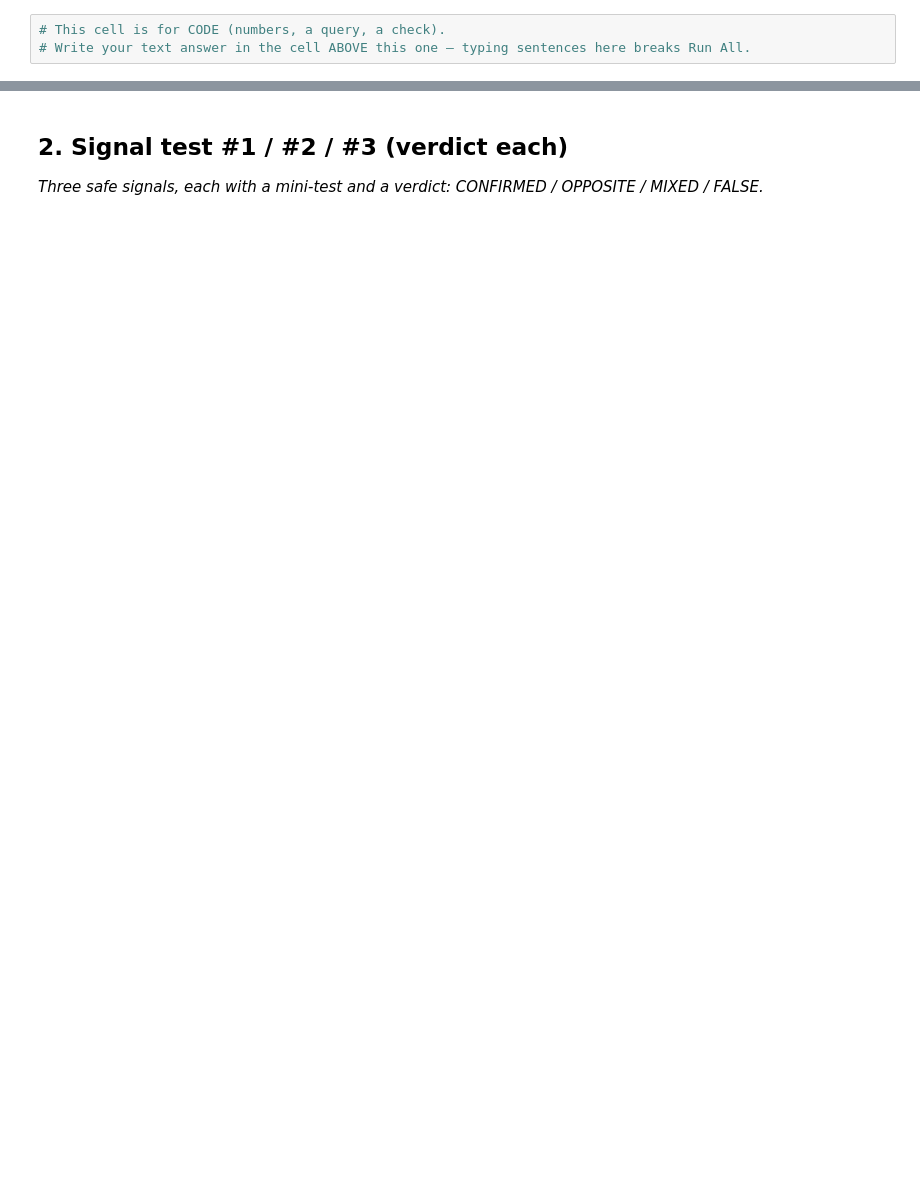
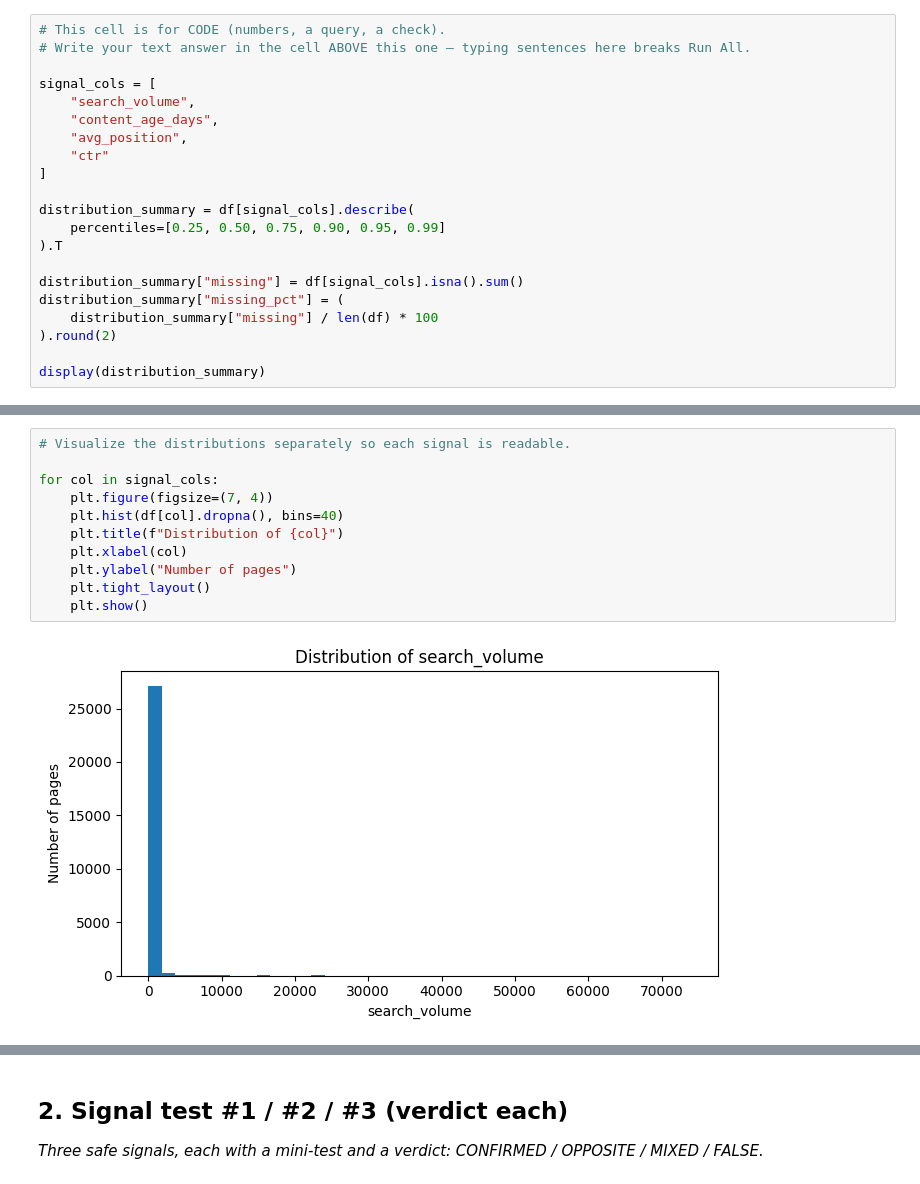
Before and after one commit to HashamHassan-01/flyrank-ml-internship-hasham, a Jupyter notebook: work/notebooks/w04_signal_audit.ipynb, the cells around one changed output, grey strips where cells are left out. Drawn from its saved outputs; the diff is of its cells as text; blank space fills up the shorter version.

Commit message:
Complete ML-06 signal audit

```diff
--- a/work/notebooks/w04_signal_audit.ipynb
+++ b/work/notebooks/w04_signal_audit.ipynb
@@ -13,3 +61,21 @@ This skeleton is yours to fill. Work the sections **in order** — each one has
 # %%
 # This cell is for CODE (numbers, a query, a check).
 # Write your text answer in the cell ABOVE this one — typing sentences here breaks Run All.
+
+signal_cols = [
+    "search_volume",
+    "content_age_days",
+    "avg_position",
+    "ctr"
+]
+
+distribution_summary = df[signal_cols].describe(
+    percentiles=[0.25, 0.50, 0.75, 0.90, 0.95, 0.99]
+).T
+
+distribution_summary["missing"] = df[signal_cols].isna().sum()
+distribution_summary["missing_pct"] = (
+    distribution_summary["missing"] / len(df) * 100
+).round(2)
+
+display(distribution_summary)
@@ -15,0 +88,13 @@ This skeleton is yours to fill. Work the sections **in order** — each one has
+# %%
+# Visualize the distributions separately so each signal is readable.
+
+for col in signal_cols:
+    plt.figure(figsize=(7, 4))
+    plt.hist(df[col].dropna(), bins=40)
+    plt.title(f"Distribution of {col}")
+    plt.xlabel(col)
+    plt.ylabel("Number of pages")
+    plt.tight_layout()
+    plt.show()
+# %% [output]
+[figure, added]
```
Also changed, not shown: parts of 35 cells of this notebook.
